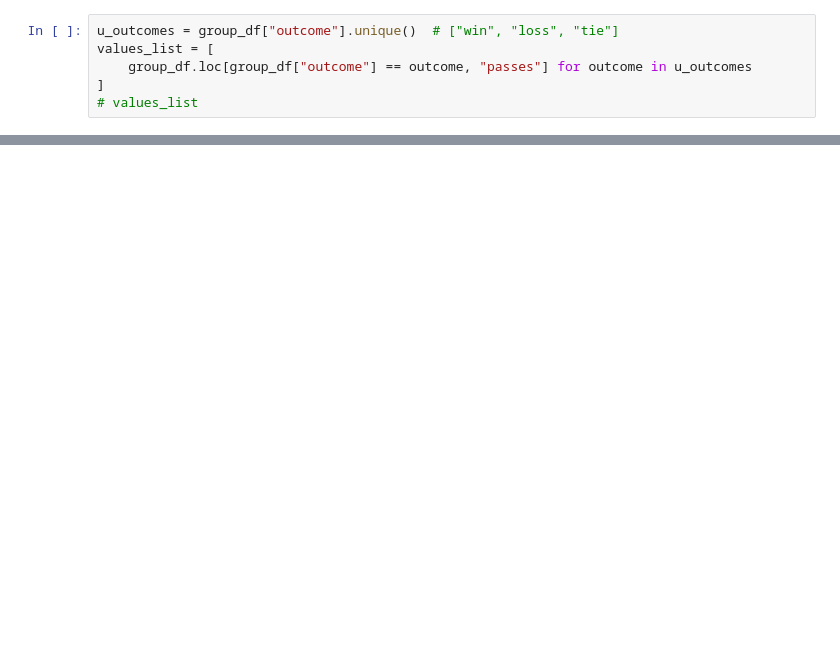
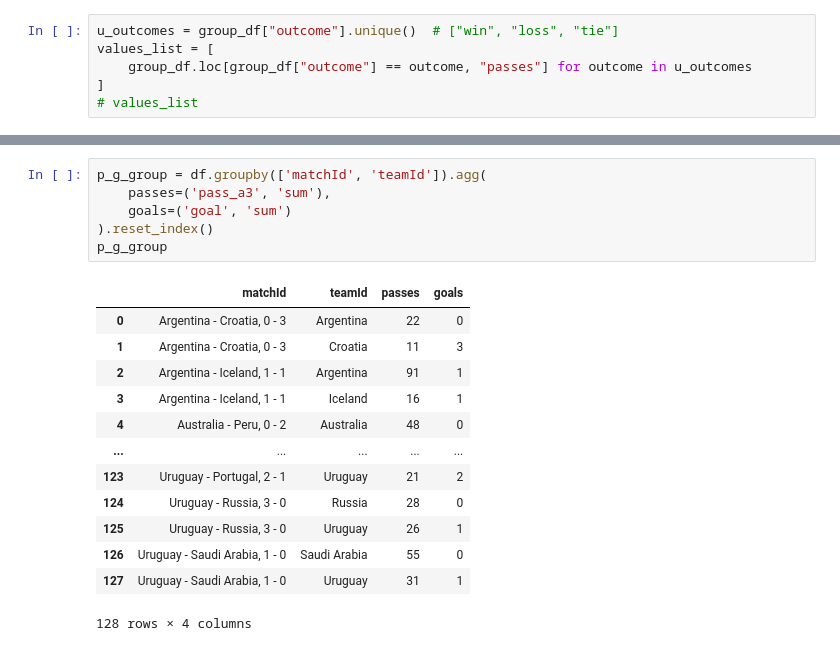
Before and after one commit to nkmwicz/python-classwork2025f, a Jupyter notebook: 13.2-c2n-cont.ipynb, the cells around one changed output, grey strips where cells are left out. Drawn from its saved outputs; the diff is of its cells as text; blank space fills up the shorter version.

```diff
--- a/13.2-c2n-cont.ipynb
+++ b/13.2-c2n-cont.ipynb
@@ -113,0 +145,20 @@ f=0.41, p=0.67
+# %%
+p_g_group = df.groupby(['matchId', 'teamId']).agg(
+    passes=('pass_a3', 'sum'),
+    goals=('goal', 'sum')
+).reset_index()
+p_g_group
+# %% [output]
+|  | matchId | teamId | passes | goals |
+| 0 | Argentina - Croatia, 0 - 3 | Argentina | 22 | 0 |
+| 1 | Argentina - Croatia, 0 - 3 | Croatia | 11 | 3 |
+| 2 | Argentina - Iceland, 1 - 1 | Argentina | 91 | 1 |
+| 3 | Argentina - Iceland, 1 - 1 | Iceland | 16 | 1 |
+| 4 | Australia - Peru, 0 - 2 | Australia | 48 | 0 |
+| ... | ... | ... | ... | ... |
+| 123 | Uruguay - Portugal, 2 - 1 | Uruguay | 21 | 2 |
+| 124 | Uruguay - Russia, 3 - 0 | Russia | 28 | 0 |
+| 125 | Uruguay - Russia, 3 - 0 | Uruguay | 26 | 1 |
+| 126 | Uruguay - Saudi Arabia, 1 - 0 | Saudi Arabia | 55 | 0 |
+| 127 | Uruguay - Saudi Arabia, 1 - 0 | Uruguay | 31 | 1 |
+128 rows × 4 columns
```
Also changed, not shown: parts of 13 cells of this notebook.
